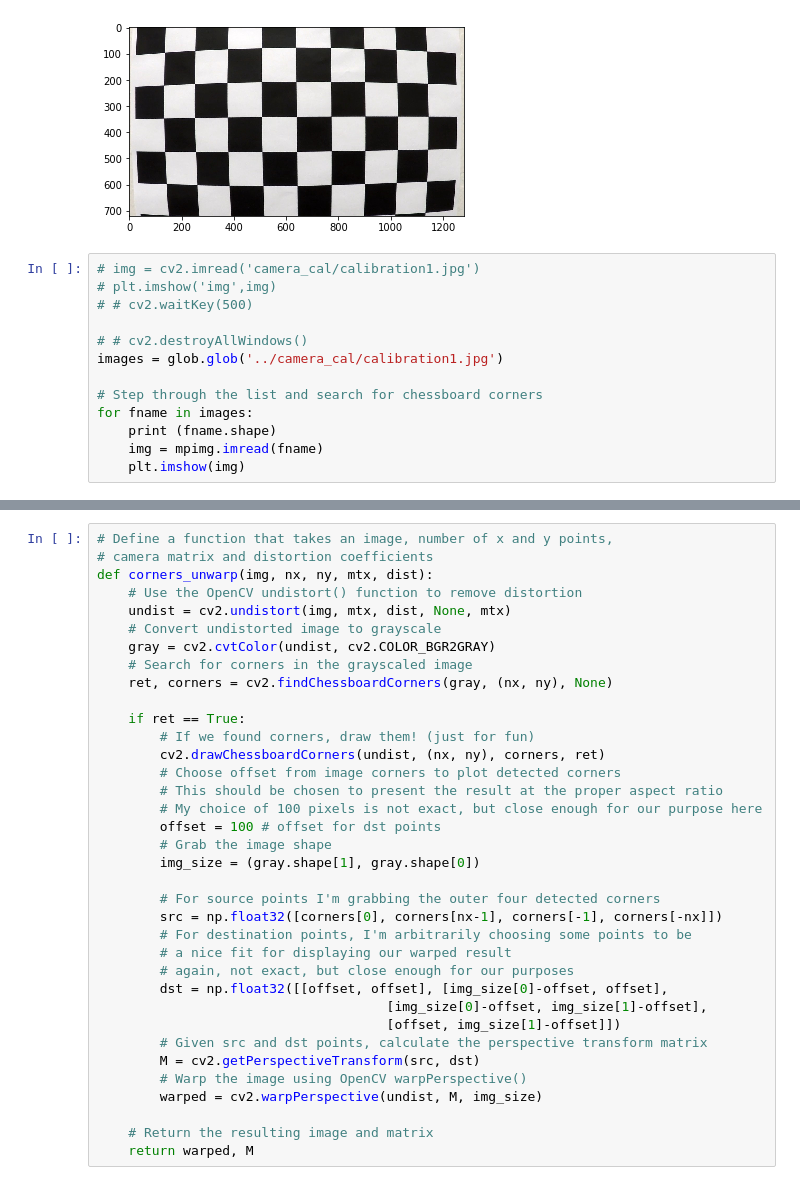
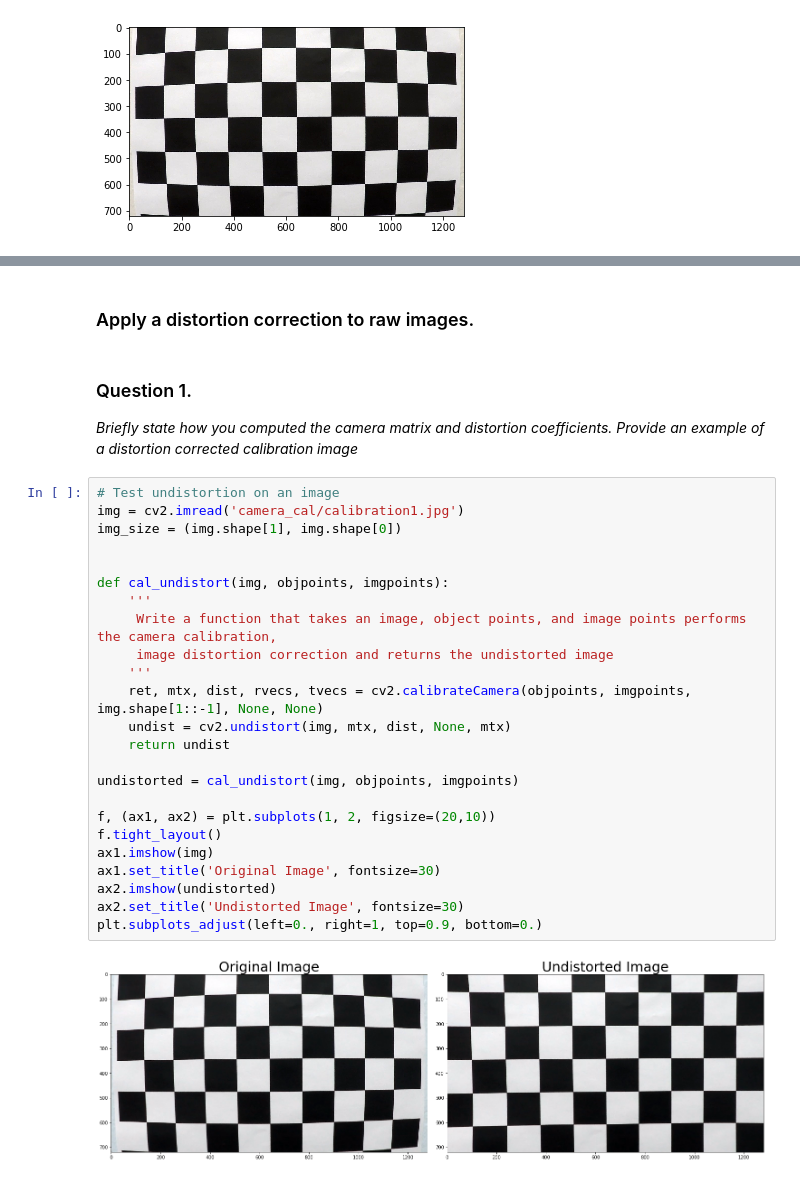
Before and after one commit to ChuChuIgbokwe/CarND-Advanced-Lane-Lines, a Jupyter notebook: P4.ipynb, the cells around one changed output, grey strips where cells are left out. Drawn from its saved outputs; the diff is of its cells as text.

Commit message:
questions 1 and 2 done

```diff
--- a/P4.ipynb
+++ b/P4.ipynb
@@ -34,17 +38,4 @@ plt.imshow(image)
 This image is: <class 'numpy.ndarray'> with dimensions: (720, 1280, 3)
 <matplotlib.image.AxesImage at 0x...>
 [figure]
-# %%
-# img = cv2.imread('camera_cal/calibration1.jpg')
-# plt.imshow('img',img)
-# # cv2.waitKey(500)
-
-# # cv2.destroyAllWindows()
-images = glob.glob('../camera_cal/calibration1.jpg')
-
-# Step through the list and search for chessboard corners
-for fname in images:
-    print (fname.shape)
-    img = mpimg.imread(fname)
-    plt.imshow(img)
 # %%
@@ -82,36 +92,31 @@ for fname in images:
-# %%
-# Define a function that takes an image, number of x and y points,
-# camera matrix and distortion coefficients
-def corners_unwarp(img, nx, ny, mtx, dist):
-    # Use the OpenCV undistort() function to remove distortion
-    undist = cv2.undistort(img, mtx, dist, None, mtx)
-    # Convert undistorted image to grayscale
-    gray = cv2.cvtColor(undist, cv2.COLOR_BGR2GRAY)
-    # Search for corners in the grayscaled image
-    ret, corners = cv2.findChessboardCorners(gray, (nx, ny), None)
-
-    if ret == True:
-        # If we found corners, draw them! (just for fun)
-        cv2.drawChessboardCorners(undist, (nx, ny), corners, ret)
-        # Choose offset from image corners to plot detected corners
-        # This should be chosen to present the result at the proper aspect ratio
-        # My choice of 100 pixels is not exact, but close enough for our purpose here
-        offset = 100 # offset for dst points
-        # Grab the image shape
-        img_size = (gray.shape[1], gray.shape[0])
-
-        # For source points I'm grabbing the outer four detected corners
-        src = np.float32([corners[0], corners[nx-1], corners[-1], corners[-nx]])
-        # For destination points, I'm arbitrarily choosing some points to be
-        # a nice fit for displaying our warped result
-        # again, not exact, but close enough for our purposes
-        dst = np.float32([[offset, offset], [img_size[0]-offset, offset],
-                                     [img_size[0]-offset, img_size[1]-offset],
-                                     [offset, img_size[1]-offset]])
-        # Given src and dst points, calculate the perspective transform matrix
-        M = cv2.getPerspectiveTransform(src, dst)
-        # Warp the image using OpenCV warpPerspective()
-        warped = cv2.warpPerspective(undist, M, img_size)
-
-    # Return the resulting image and matrix
-    return warped, M
+# %% [markdown]
+### Apply a distortion correction to raw images.
+# %% [markdown]
+### Question 1.
+_Briefly state how you computed the camera matrix and distortion coefficients. Provide an example of a distortion corrected calibration image_
+# %%
+# Test undistortion on an image
+img = cv2.imread('camera_cal/calibration1.jpg')
+img_size = (img.shape[1], img.shape[0])
+
+
+def cal_undistort(img, objpoints, imgpoints):
+    '''
+     Write a function that takes an image, object points, and image points performs the camera calibration,
+     image distortion correction and returns the undistorted image
+    '''
+    ret, mtx, dist, rvecs, tvecs = cv2.calibrateCamera(objpoints, imgpoints, img.shape[1::-1], None, None)
+    undist = cv2.undistort(img, mtx, dist, None, mtx)
+    return undist
+
+undistorted = cal_undistort(img, objpoints, imgpoints)
+
+f, (ax1, ax2) = plt.subplots(1, 2, figsize=(20,10))
+f.tight_layout()
+ax1.imshow(img)
+ax1.set_title('Original Image', fontsize=30)
+ax2.imshow(undistorted)
+ax2.set_title('Undistorted Image', fontsize=30)
+plt.subplots_adjust(left=0., right=1, top=0.9, bottom=0.)
+# %% [output]
+[figure, added]
```
Also changed, not shown: parts of 16 cells of this notebook, 47 other files.
